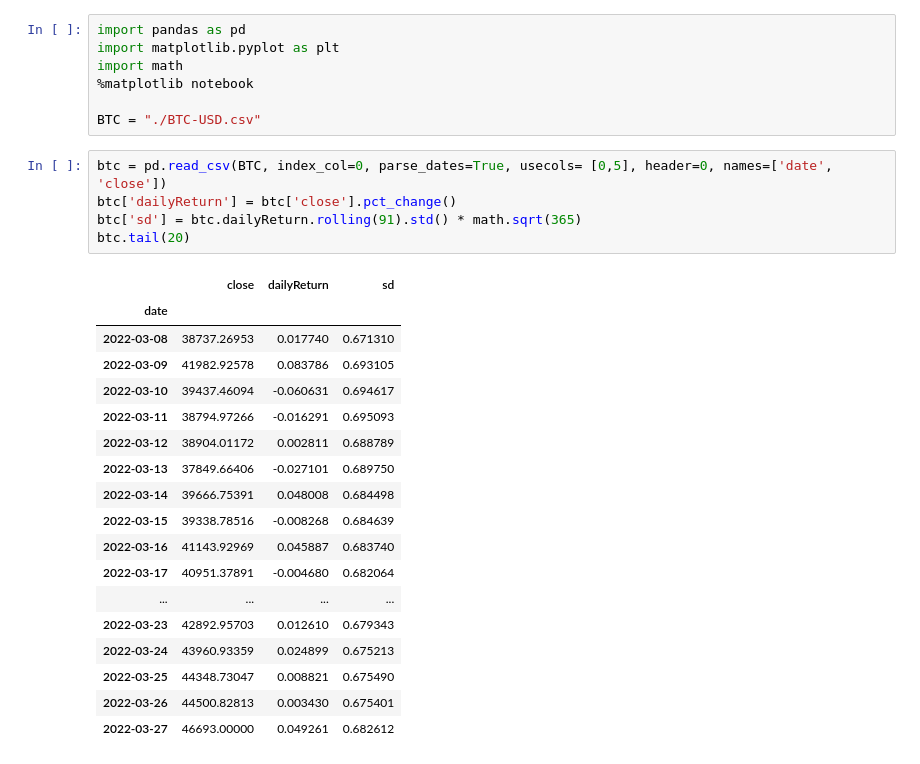
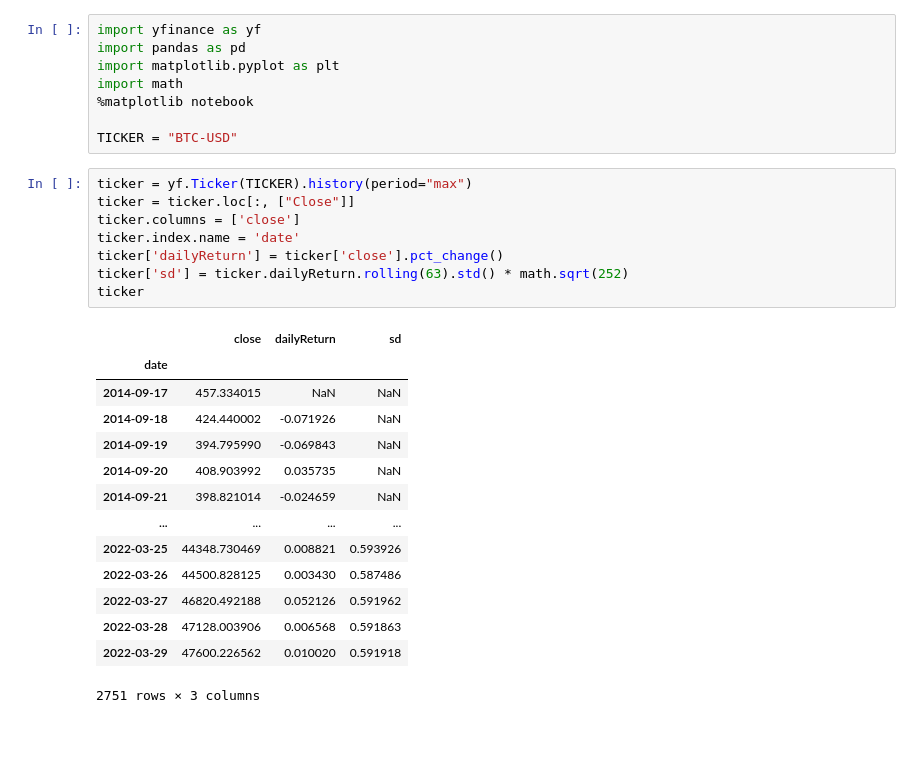
Before and after one commit to ms82494/mikekramer, a Jupyter notebook: BTC.ipynb, the cells around one changed output. Cells and saved outputs as stored; diff of their text form; blank space fills up the shorter version.

```diff
--- a/BTC.ipynb
+++ b/BTC.ipynb
@@ -1,34 +1,34 @@
 # %%
+import yfinance as yf
 import pandas as pd
 import matplotlib.pyplot as plt
 import math
 %matplotlib notebook
 
-BTC = "./BTC-USD.csv"
+TICKER = "BTC-USD"
-# %%
-btc = pd.read_csv(BTC, index_col=0, parse_dates=True, usecols= [0,5], header=0, names=['date', 'close'])
-btc['dailyReturn'] = btc['close'].pct_change()
-btc['sd'] = btc.dailyReturn.rolling(91).std() * math.sqrt(365)
-btc.tail(20)
-# %% [output]
-|  | close | dailyReturn | sd |
-| date |  |  |  |
-| 2022-03-08 | 38737.26953 | 0.017740 | 0.671310 |
-| 2022-03-09 | 41982.92578 | 0.083786 | 0.693105 |
-| 2022-03-10 | 39437.46094 | -0.060631 | 0.694617 |
-| 2022-03-11 | 38794.97266 | -0.016291 | 0.695093 |
-| 2022-03-12 | 38904.01172 | 0.002811 | 0.688789 |
-| 2022-03-13 | 37849.66406 | -0.027101 | 0.689750 |
-| 2022-03-14 | 39666.75391 | 0.048008 | 0.684498 |
-| 2022-03-15 | 39338.78516 | -0.008268 | 0.684639 |
-| 2022-03-16 | 41143.92969 | 0.045887 | 0.683740 |
-| 2022-03-17 | 40951.37891 | -0.004680 | 0.682064 |
-| ... | ... | ... | ... |
-| 2022-03-23 | 42892.95703 | 0.012610 | 0.679343 |
-| 2022-03-24 | 43960.93359 | 0.024899 | 0.675213 |
-| 2022-03-25 | 44348.73047 | 0.008821 | 0.675490 |
-| 2022-03-26 | 44500.82813 | 0.003430 | 0.675401 |
-| 2022-03-27 | 46693.00000 | 0.049261 | 0.682612 |
+# %%
+ticker = yf.Ticker(TICKER).history(period="max")
+ticker = ticker.loc[:, ["Close"]]
+ticker.columns = ['close']
+ticker.index.name = 'date'
+ticker['dailyReturn'] = ticker['close'].pct_change()
+ticker['sd'] = ticker.dailyReturn.rolling(63).std() * math.sqrt(252)
+ticker
+# %% [output]
+|  | close | dailyReturn | sd |
+| date |  |  |  |
+| 2014-09-17 | 457.334015 | NaN | NaN |
+| 2014-09-18 | 424.440002 | -0.071926 | NaN |
+| 2014-09-19 | 394.795990 | -0.069843 | NaN |
+| 2014-09-20 | 408.903992 | 0.035735 | NaN |
+| 2014-09-21 | 398.821014 | -0.024659 | NaN |
+| ... | ... | ... | ... |
+| 2022-03-25 | 44348.730469 | 0.008821 | 0.593926 |
+| 2022-03-26 | 44500.828125 | 0.003430 | 0.587486 |
+| 2022-03-27 | 46820.492188 | 0.052126 | 0.591962 |
+| 2022-03-28 | 47128.003906 | 0.006568 | 0.591863 |
+| 2022-03-29 | 47600.226562 | 0.010020 | 0.591918 |
+2751 rows × 3 columns
 # %%
 fig1, ax1 = plt.subplots()
 plt.ylabel("standard deviation")
```
Also changed, not shown: parts of 8 cells of this notebook, 2 other files.
